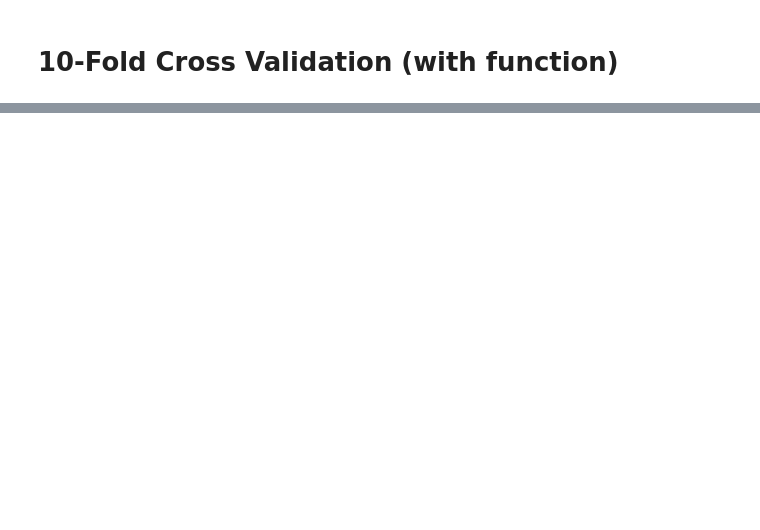
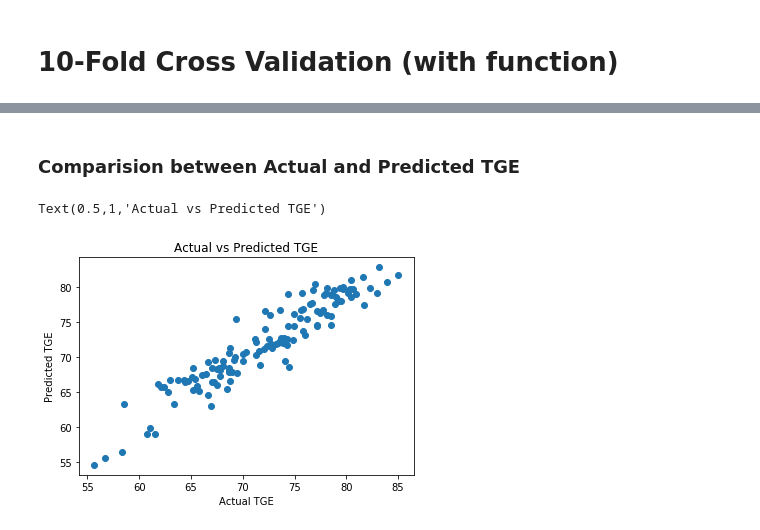
Before and after one commit to beratgumus/ConsumerConfidenceIndexEstimation, a Jupyter notebook: Proje2.ipynb, the cells around one changed output, grey strips where cells are left out. Drawn from its saved outputs; the diff is of its cells as text; code cells hidden in the pictures; blank space fills up the shorter version.

```diff
--- a/Proje2.ipynb
+++ b/Proje2.ipynb
@@ -464,0 +484,11 @@ Variance score:  0.8511511439766751
+# %% [markdown]
+### Comparision between Actual and Predicted TGE
+# %%
+y_pred = model.predict(x)
+plt.scatter(y,y_pred)
+plt.xlabel('Actual TGE')
+plt.ylabel('Predicted TGE')
+plt.title('Actual vs Predicted TGE')
+# %% [output]
+Text(0.5,1,'Actual vs Predicted TGE')
+[figure, added]
```
Also changed, not shown: parts of 10 cells of this notebook.
